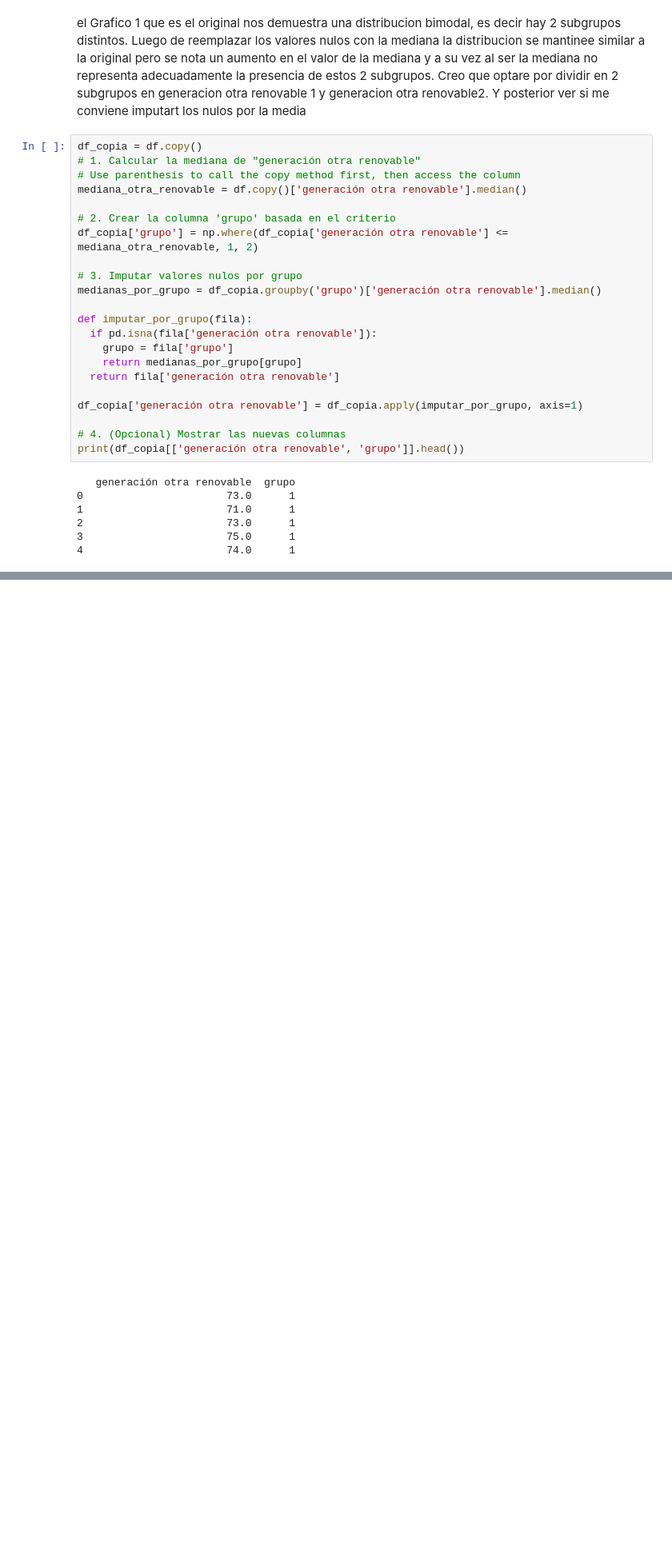
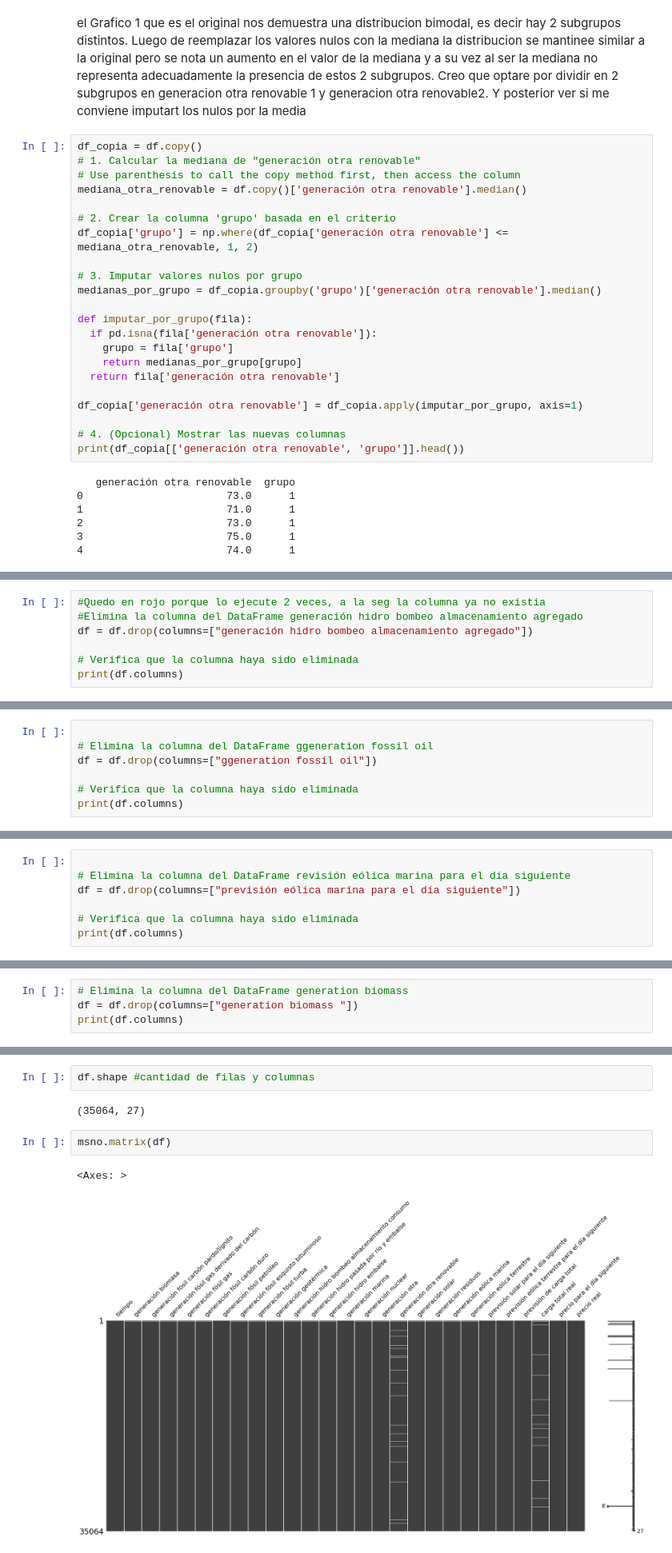
Before and after one commit to Rociosamudio/Machine-Learning-Data-Science-II, a Jupyter notebook: actividad_práctica_APIS_"LizRocio_SamudioRuiz”.ipynb, the cells around one changed output, grey strips where cells are left out. Shown at 80% size. Saved outputs shown, nothing was run; the diff lists cells and outputs as text; blank space fills up the shorter version.

```diff
--- a/actividad_práctica_APIS_"LizRocio_SamudioRuiz”.ipynb
+++ b/actividad_práctica_APIS_"LizRocio_SamudioRuiz”.ipynb
@@ -430,0 +438,7 @@ print(df_copia[['generación otra renovable', 'grupo']].head())
+# %%
+#Quedo en rojo porque lo ejecute 2 veces, a la seg la columna ya no existia
+#Elimina la columna del DataFrame generación hidro bombeo almacenamiento agregado
+df = df.drop(columns=["generación hidro bombeo almacenamiento agregado"])
+
+# Verifica que la columna haya sido eliminada
+print(df.columns)
@@ -430,0 +447,7 @@ print(df_copia[['generación otra renovable', 'grupo']].head())
+# %%
+
+# Elimina la columna del DataFrame ggeneration fossil oil
+df = df.drop(columns=["ggeneration fossil oil"])
+
+# Verifica que la columna haya sido eliminada
+print(df.columns)
@@ -430,0 +471,7 @@ print(df_copia[['generación otra renovable', 'grupo']].head())
+# %%
+
+# Elimina la columna del DataFrame revisión eólica marina para el día siguiente
+df = df.drop(columns=["previsión eólica marina para el día siguiente"])
+
+# Verifica que la columna haya sido eliminada
+print(df.columns)
@@ -430,0 +494,4 @@ print(df_copia[['generación otra renovable', 'grupo']].head())
+# %%
+# Elimina la columna del DataFrame generation biomass
+df = df.drop(columns=["generation biomass "])
+print(df.columns)
@@ -430,0 +514,9 @@ print(df_copia[['generación otra renovable', 'grupo']].head())
+# %%
+df.shape #cantidad de filas y columnas
+# %% [output]
+(35064, 27)
+# %%
+msno.matrix(df)
+# %% [output]
+<Axes: >
+[figure, added]
```
Also changed, not shown: parts of 12 cells of this notebook.
